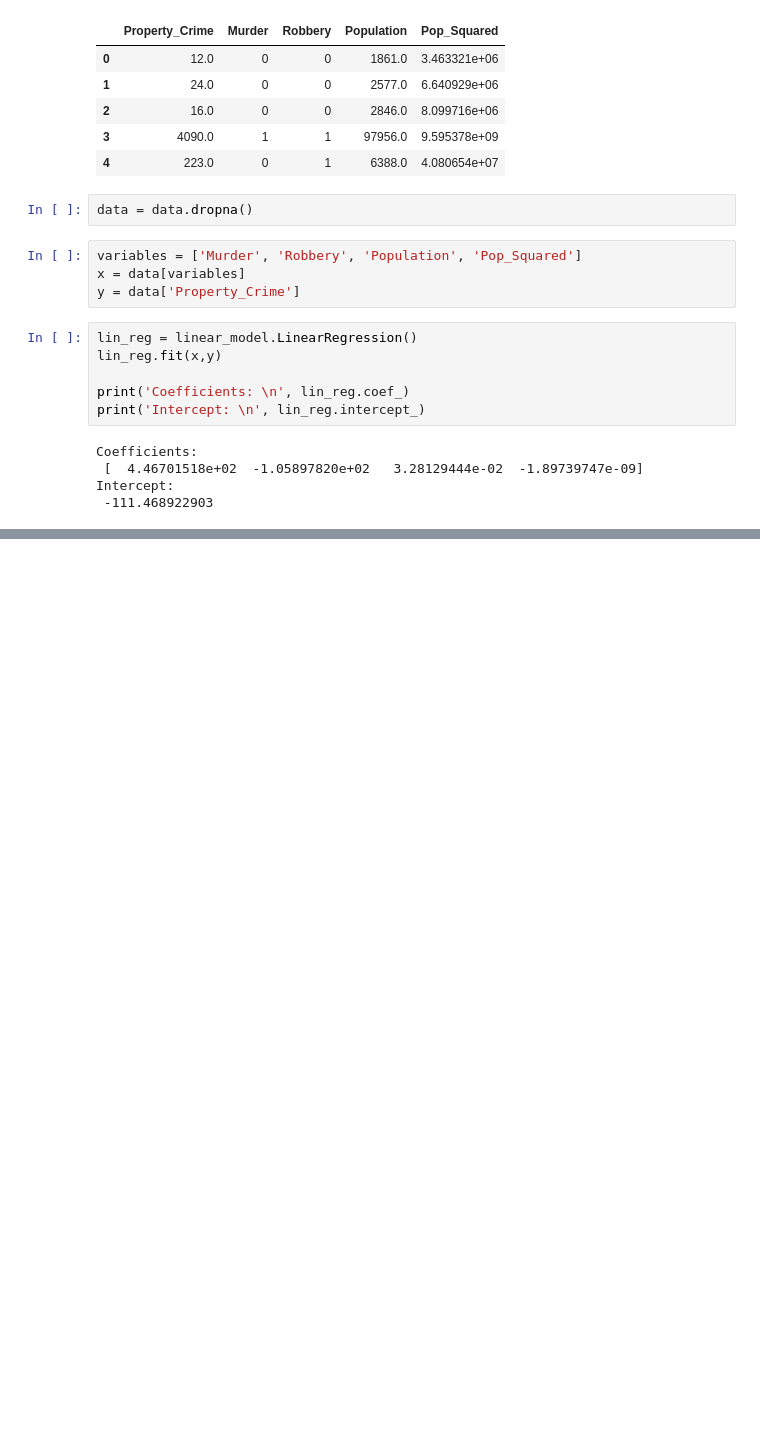
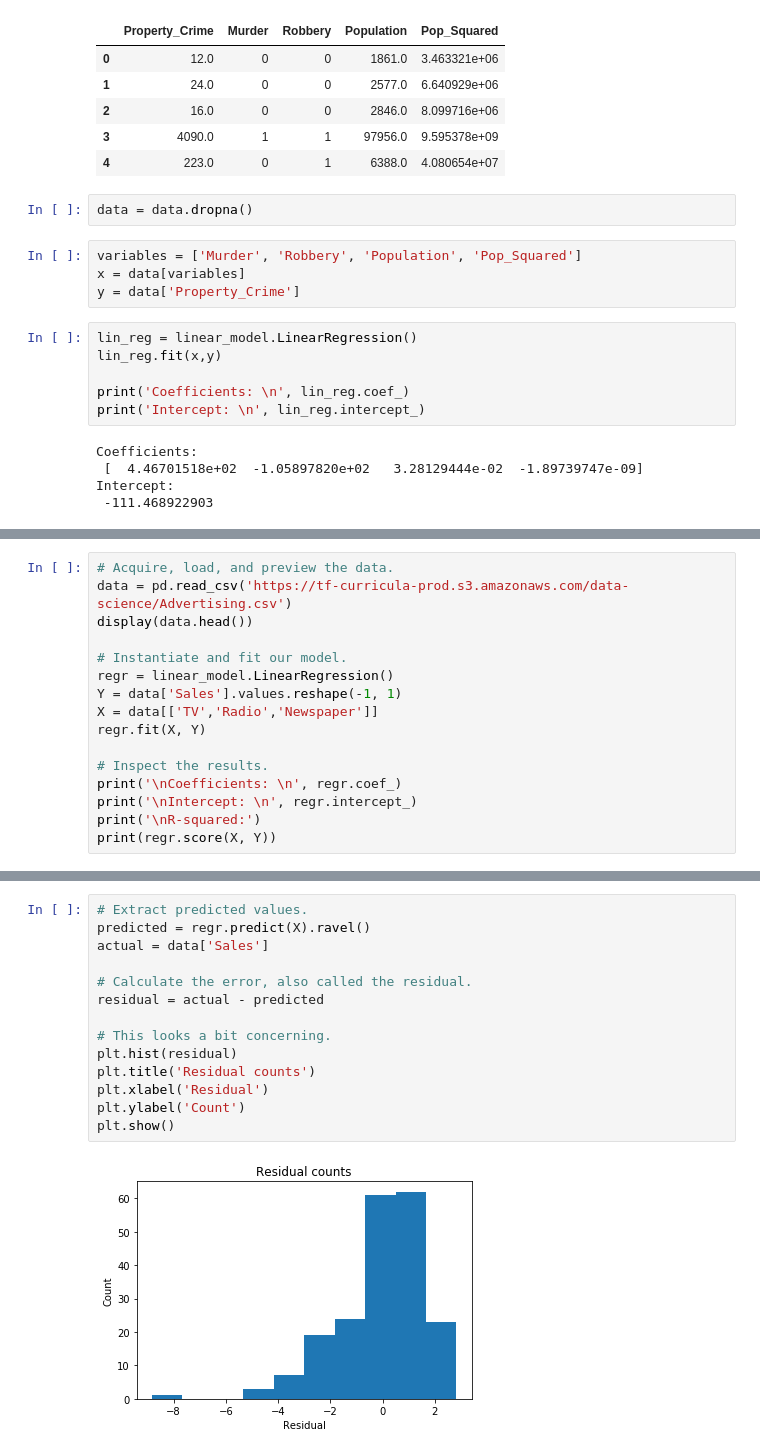
Before and after one commit to pollluxs/Thinkful, a Jupyter notebook: Unit2_Lesson4.ipynb, the cells around one changed output, grey strips where cells are left out. Drawn from its saved outputs; the diff is of its cells as text; blank space fills up the shorter version.

```diff
--- a/Unit2_Lesson4.ipynb
+++ b/Unit2_Lesson4.ipynb
@@ -83,0 +106,16 @@ Intercept:
+# %%
+# Acquire, load, and preview the data.
+data = pd.read_csv('https://tf-curricula-prod.s3.amazonaws.com/data-science/Advertising.csv')
+display(data.head())
+
+# Instantiate and fit our model.
+regr = linear_model.LinearRegression()
+Y = data['Sales'].values.reshape(-1, 1)
+X = data[['TV','Radio','Newspaper']]
+regr.fit(X, Y)
+
+# Inspect the results.
+print('\nCoefficients: \n', regr.coef_)
+print('\nIntercept: \n', regr.intercept_)
+print('\nR-squared:')
+print(regr.score(X, Y))
@@ -83,0 +158,16 @@ Intercept:
+# %%
+# Extract predicted values.
+predicted = regr.predict(X).ravel()
+actual = data['Sales']
+
+# Calculate the error, also called the residual.
+residual = actual - predicted
+
+# This looks a bit concerning.
+plt.hist(residual)
+plt.title('Residual counts')
+plt.xlabel('Residual')
+plt.ylabel('Count')
+plt.show()
+# %% [output]
+[figure, added]
```
Also changed, not shown: parts of 10 cells of this notebook, 1 other file.
